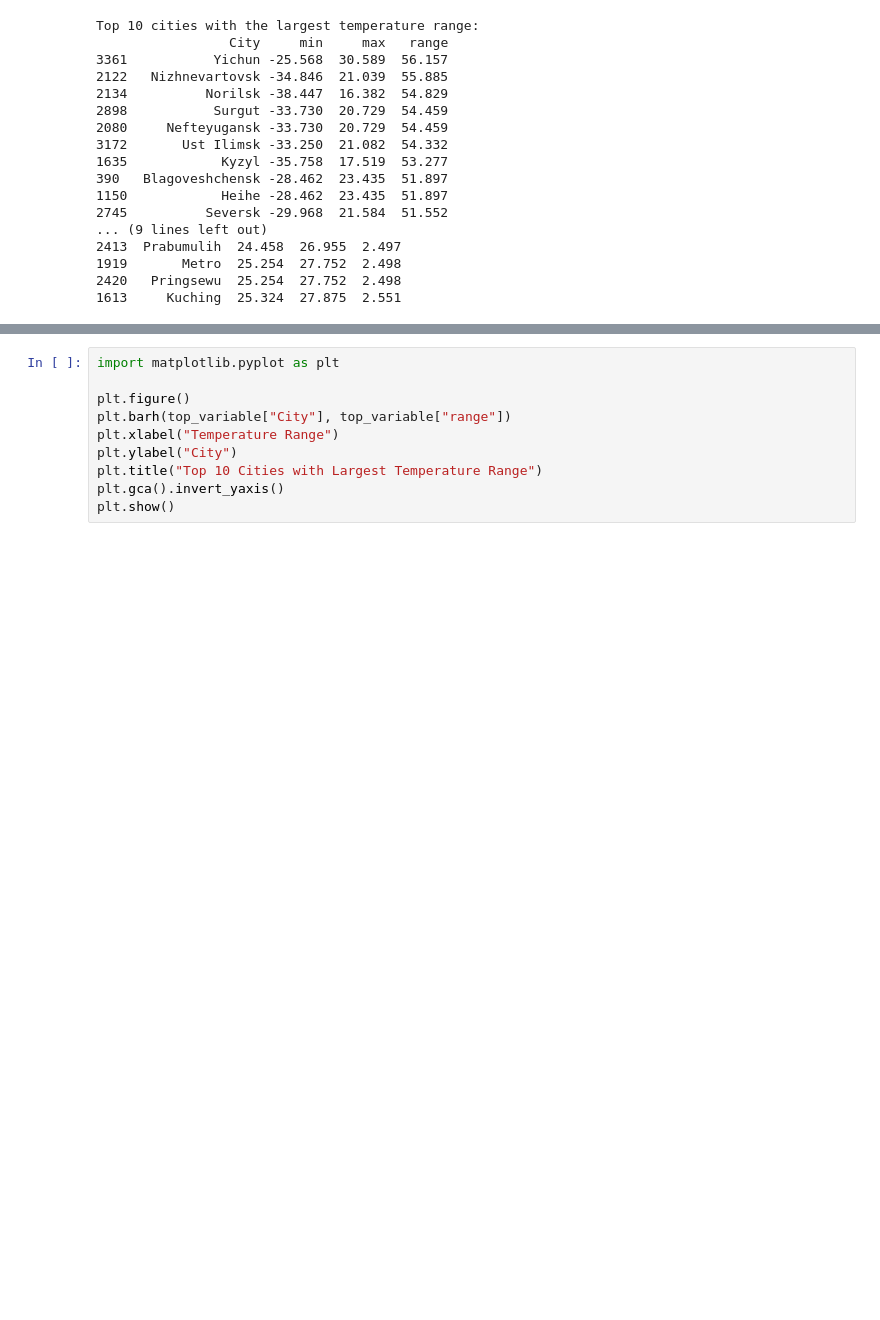
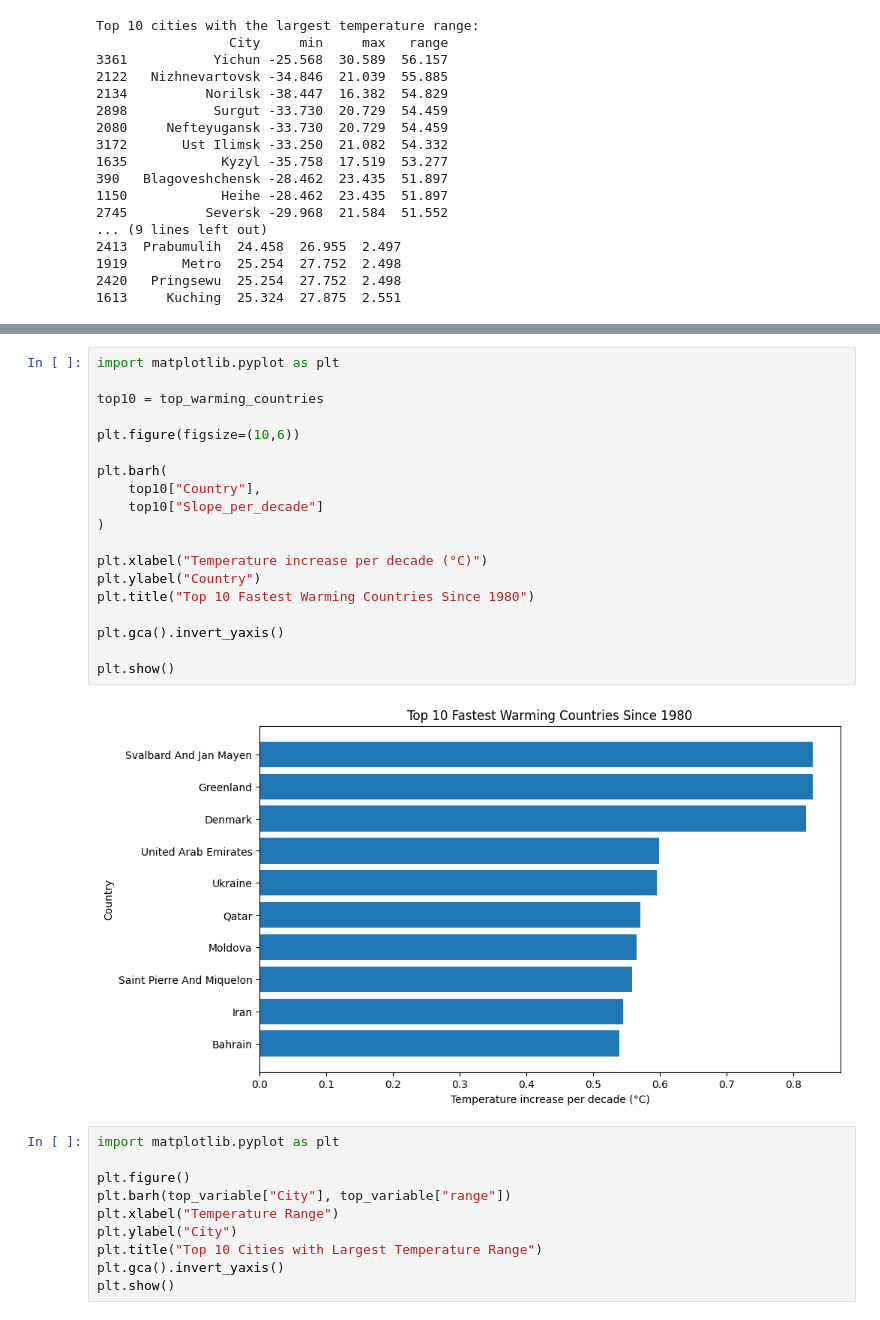
Before and after one commit to JaphletM/climate-watch, a Jupyter notebook: Opdracht 2/notebook.ipynb, the cells around one changed output, grey strips where cells are left out. Cells and saved outputs as stored; diff of their text form; blank space fills up the shorter version.

```diff
--- a/Opdracht 2/notebook.ipynb
+++ b/Opdracht 2/notebook.ipynb
@@ -305,3 +409,24 @@ Top 10 cities with the largest temperature range:
+# %%
+import matplotlib.pyplot as plt
+
+top10 = top_warming_countries
+
+plt.figure(figsize=(10,6))
+
+plt.barh(
+    top10["Country"],
+    top10["Slope_per_decade"]
+)
+
+plt.xlabel("Temperature increase per decade (°C)")
+plt.ylabel("Country")
+plt.title("Top 10 Fastest Warming Countries Since 1980")
+
+plt.gca().invert_yaxis()
+
+plt.show()
+# %% [output]
+[figure, added]
 # %%
 import matplotlib.pyplot as plt
 
```
Also changed, not shown: parts of 59 cells of this notebook, 19 other files.
